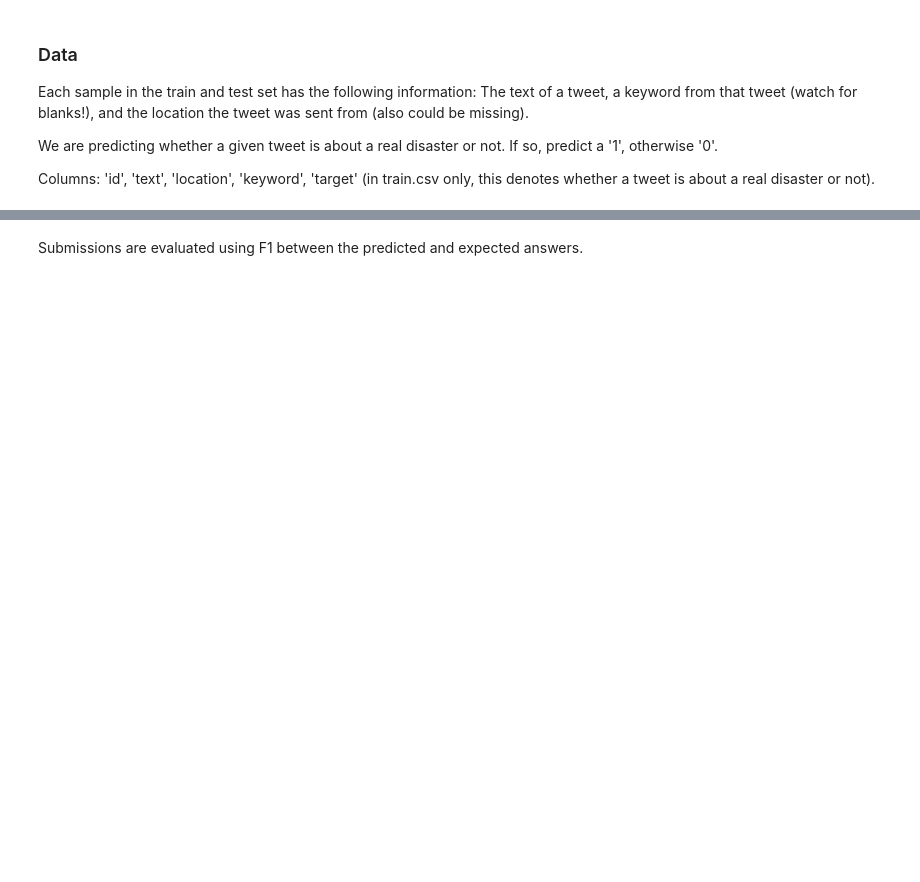
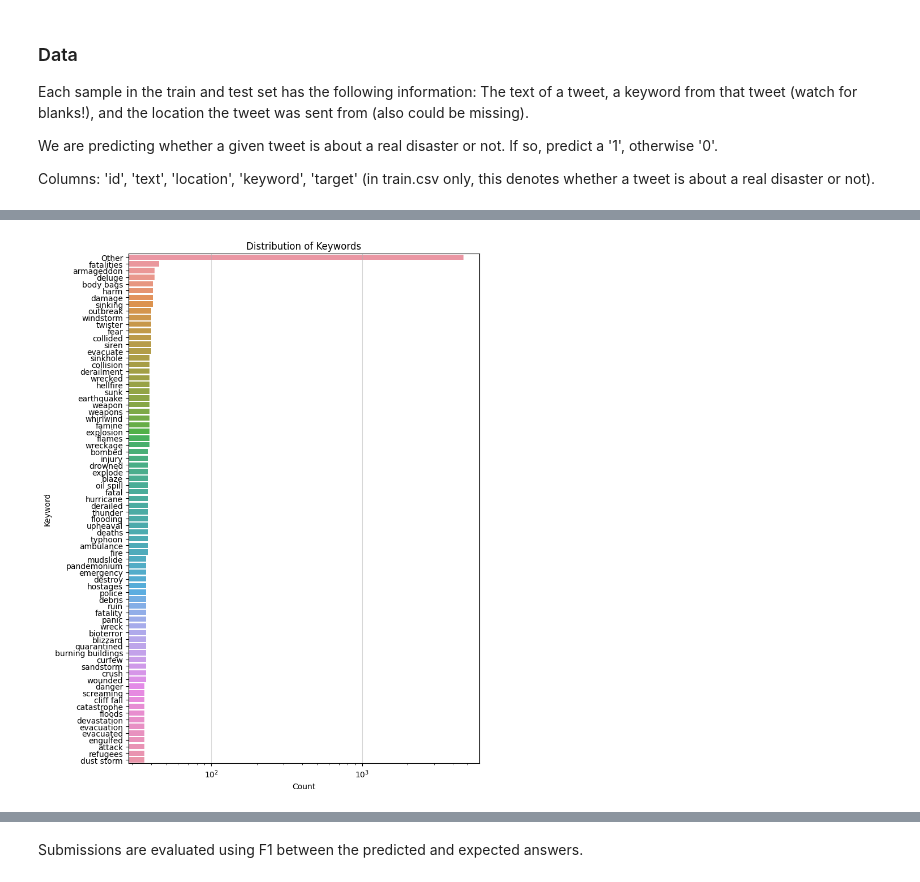
Before and after one commit to sseggeb/NLP_Disaster_Tweets, a Jupyter notebook: notebook.ipynb, the cells around one changed output, grey strips where cells are left out. Saved outputs shown, nothing was run; the diff lists cells and outputs as text; code cells hidden in the pictures; blank space fills up the shorter version.

```diff
--- a/notebook.ipynb
+++ b/notebook.ipynb
@@ -21,0 +130,8 @@ Columns: 'id', 'text', 'location', 'keyword', 'target' (in train.csv only, this
+# %%
+# Apply preprocessing to 'text' column
+df_train['clean_text'] = df_train['text'].apply(preprocess_text)
+
+print("Text column ('text') has been cleaned and normalized into 'clean_text'.")
+print("\nExample Original vs. Cleaned Text:")
+print(f"Original: {df_train['text'].iloc[0]}")
+print(f"Cleaned:  {df_train['clean_text'].iloc[0]}")
@@ -21,0 +147,2 @@ Columns: 'id', 'text', 'location', 'keyword', 'target' (in train.csv only, this
+# %%
+df_train['clean_keyword'] = df_train['keyword'].apply(unquote)
@@ -21,0 +181,28 @@ Columns: 'id', 'text', 'location', 'keyword', 'target' (in train.csv only, this
+# %%
+# Aggregate low-frequency keywords
+TOP_N = 75
+keyword_counts = df_train['clean_keyword'].value_counts()
+top_n_keywords = keyword_counts.nlargest(TOP_N).index.tolist()
+
+df_train['agg_keyword'] = np.where(
+    df_train['clean_keyword'].isin(top_n_keywords),
+    df_train['clean_keyword'],
+    'Other'
+)
+# %%
+# Keyword Distribution
+keyword_counts = df_train['agg_keyword'].value_counts().reset_index()
+keyword_counts.columns = ['agg_keyword', 'count']
+keyword_counts = keyword_counts.sort_values(by='count', ascending=False)
+
+plt.figure(figsize=(8,10))
+sns.barplot(x='count', y='agg_keyword', data=keyword_counts)
+plt.title('Distribution of Keywords')
+plt.xlabel('Count')
+plt.xscale('log')
+plt.ylabel('Keyword')
+plt.grid(axis='x', alpha=0.5)
+plt.tight_layout()
+plt.show()
+# %% [output]
+[figure, added]
```
Also changed, not shown: parts of 31 cells of this notebook.
